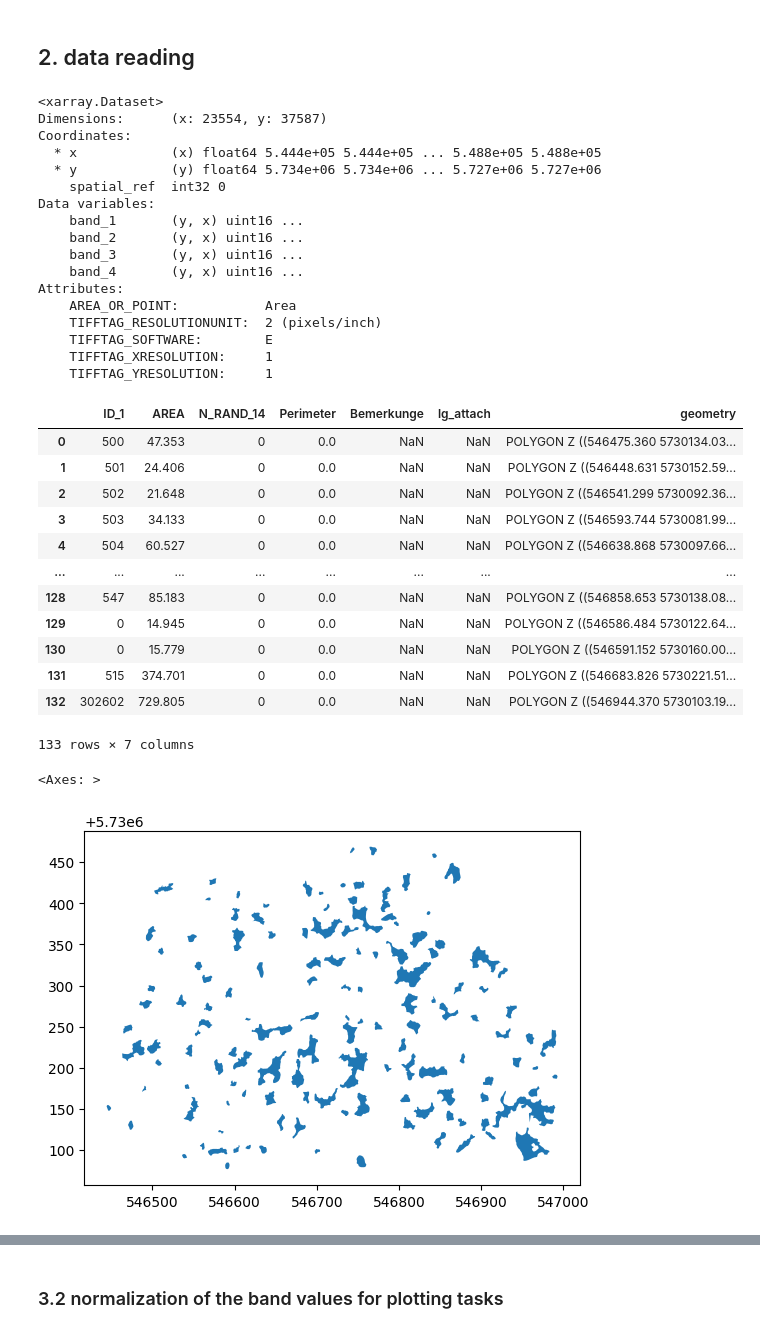
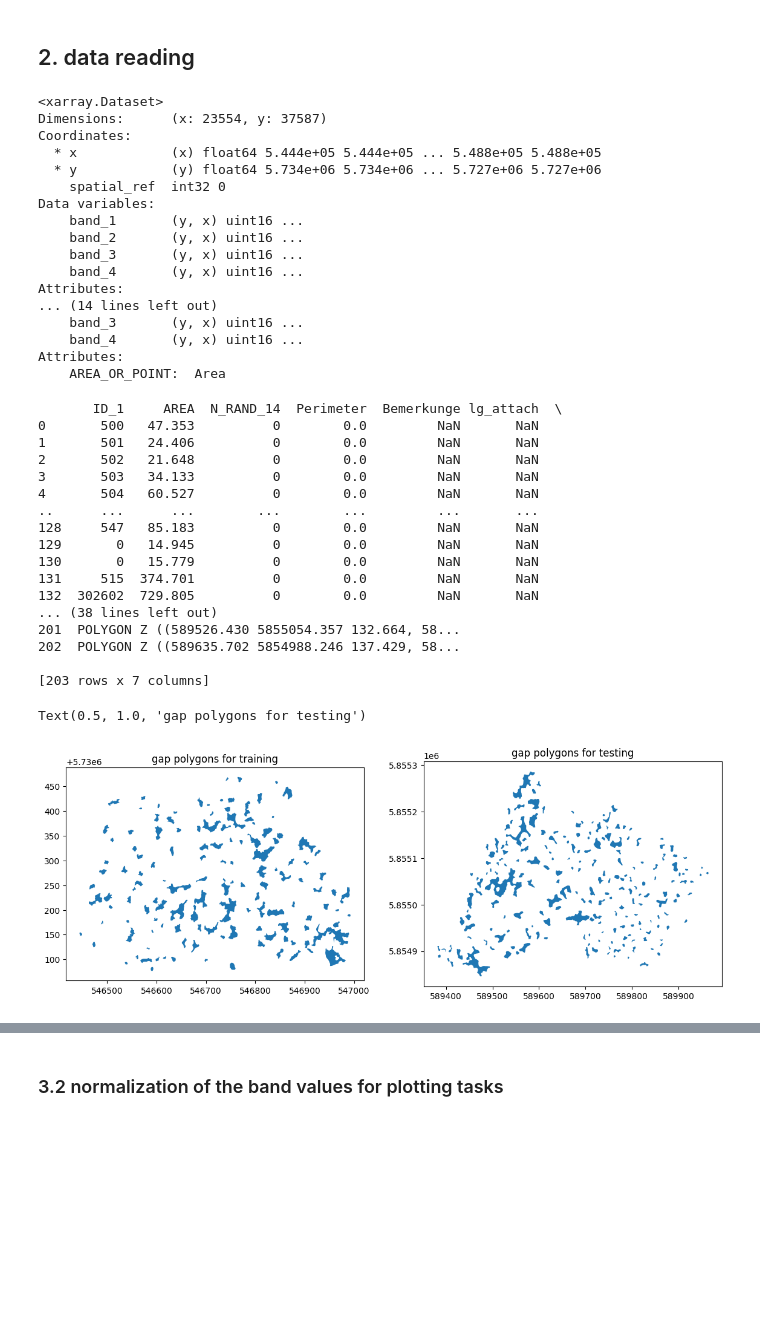
Before and after one commit to FloFranz/gap_detection, a Jupyter notebook: scripts/data_preparation.ipynb, the cells around one changed output, grey strips where cells are left out. Saved outputs shown, nothing was run; the diff lists cells and outputs as text; code cells hidden in the pictures; blank space fills up the shorter version.

Commit message:
add test DOP

```diff
--- a/scripts/data_preparation.ipynb
+++ b/scripts/data_preparation.ipynb
@@ -32,10 +32,16 @@ created directory output
 # %% [markdown]
 ## 2. data reading
 # %%
-# read DOP
-dop_path = raw_data_dir / 'DOP' / 'dop_limker-strang_2019.tif'
-dop = rxr.open_rasterio(dop_path, band_as_variable = True)
-dop
+# read DOPs
+dop_path = raw_data_dir / 'DOP'
+
+dop_train = rxr.open_rasterio(dop_path / 'dop_limker-strang_2019.tif',
+                              band_as_variable = True)
+dop_test = rxr.open_rasterio(dop_path / 'dop_luessberg_2019.tif',
+                              band_as_variable = True)
+
+print(dop_train)
+print(dop_test)
 # %% [output]
 <xarray.Dataset>
 Dimensions:      (x: 23554, y: 37587)
@@ -49,35 +55,47 @@ Data variables:
     band_3       (y, x) uint16 ...
     band_4       (y, x) uint16 ...
 Attributes:
-    AREA_OR_POINT:           Area
-    TIFFTAG_RESOLUTIONUNIT:  2 (pixels/inch)
-    TIFFTAG_SOFTWARE:        E
-    TIFFTAG_XRESOLUTION:     1
-    TIFFTAG_YRESOLUTION:     1
+... (14 lines left out)
+    band_3       (y, x) uint16 ...
+    band_4       (y, x) uint16 ...
+Attributes:
+    AREA_OR_POINT:  Area
 # %%
 # read gap polygons
-gaps_poly_path = raw_data_dir / 'gaps_poly' / 'limk_19_poly.shp'
-gaps_poly = gpd.read_file(gaps_poly_path)
-gaps_poly
+gaps_poly_path = raw_data_dir / 'gaps_poly'
+
+gaps_poly_train = gpd.read_file(gaps_poly_path / 'limk_19_poly.shp')
+gaps_poly_test = gpd.read_file(gaps_poly_path / 'luess_2019_poly_final.shp')
+
+print(gaps_poly_train)
+print(gaps_poly_test)
 # %% [output]
-|  | ID_1 | AREA | N_RAND_14 | Perimeter | Bemerkunge | lg_attach | geometry |
-| 0 | 500 | 47.353 | 0 | 0.0 | NaN | NaN | POLYGON Z ((546475.360 5730134.03... |
-| 1 | 501 | 24.406 | 0 | 0.0 | NaN | NaN | POLYGON Z ((546448.631 5730152.59... |
-| 2 | 502 | 21.648 | 0 | 0.0 | NaN | NaN | POLYGON Z ((546541.299 5730092.36... |
-| 3 | 503 | 34.133 | 0 | 0.0 | NaN | NaN | POLYGON Z ((546593.744 5730081.99... |
-| 4 | 504 | 60.527 | 0 | 0.0 | NaN | NaN | POLYGON Z ((546638.868 5730097.66... |
-| ... | ... | ... | ... | ... | ... | ... | ... |
-| 128 | 547 | 85.183 | 0 | 0.0 | NaN | NaN | POLYGON Z ((546858.653 5730138.08... |
-| 129 | 0 | 14.945 | 0 | 0.0 | NaN | NaN | POLYGON Z ((546586.484 5730122.64... |
-| 130 | 0 | 15.779 | 0 | 0.0 | NaN | NaN | POLYGON Z ((546591.152 5730160.00... |
-| 131 | 515 | 374.701 | 0 | 0.0 | NaN | NaN | POLYGON Z ((546683.826 5730221.51... |
-| 132 | 302602 | 729.805 | 0 | 0.0 | NaN | NaN | POLYGON Z ((546944.370 5730103.19... |
-133 rows × 7 columns
+       ID_1     AREA  N_RAND_14  Perimeter  Bemerkunge lg_attach  \
+0       500   47.353          0        0.0         NaN       NaN
+1       501   24.406          0        0.0         NaN       NaN
+2       502   21.648          0        0.0         NaN       NaN
+3       503   34.133          0        0.0         NaN       NaN
+4       504   60.527          0        0.0         NaN       NaN
+..      ...      ...        ...        ...         ...       ...
+128     547   85.183          0        0.0         NaN       NaN
+129       0   14.945          0        0.0         NaN       NaN
+130       0   15.779          0        0.0         NaN       NaN
+131     515  374.701          0        0.0         NaN       NaN
+132  302602  729.805          0        0.0         NaN       NaN
+... (38 lines left out)
+201  POLYGON Z ((589526.430 5855054.357 132.664, 58...
+202  POLYGON Z ((589635.702 5854988.246 137.429, 58...
+
+[203 rows x 7 columns]
-# %%
-# quick view
-gaps_poly.plot()
-# %% [output]
-<Axes: >
-[figure, removed]
+# %%
+# quick view
+fig, (ax1, ax2) = plt.subplots(ncols=2, figsize=(14,8))
+gaps_poly_train.plot(ax=ax1)
+ax1.set_title('gap polygons for training')
+gaps_poly_test.plot(ax=ax2)
+ax2.set_title('gap polygons for testing')
+# %% [output]
+Text(0.5, 1.0, 'gap polygons for testing')
+[figure, added]
 # %% [markdown]
 ## 3. data preparation
```
Also changed, not shown: parts of 9 cells of this notebook.
